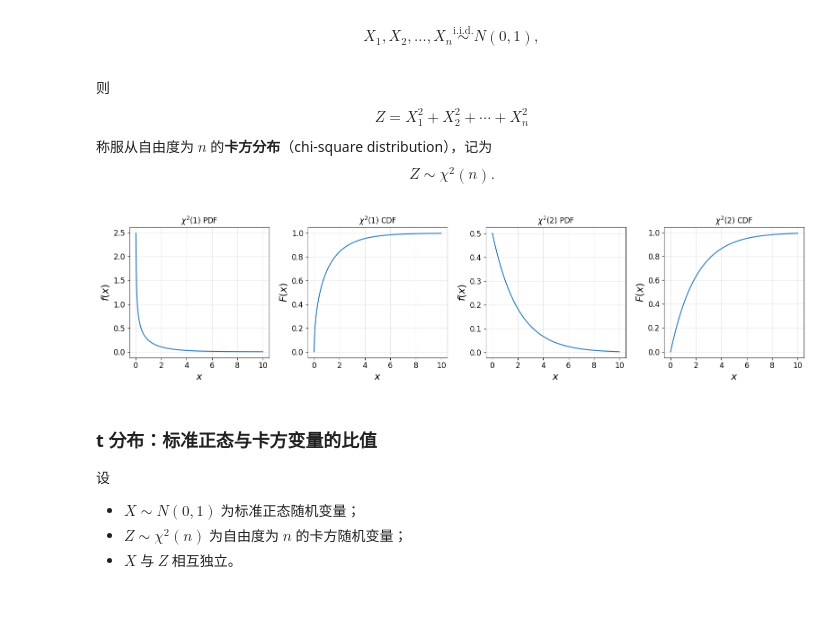
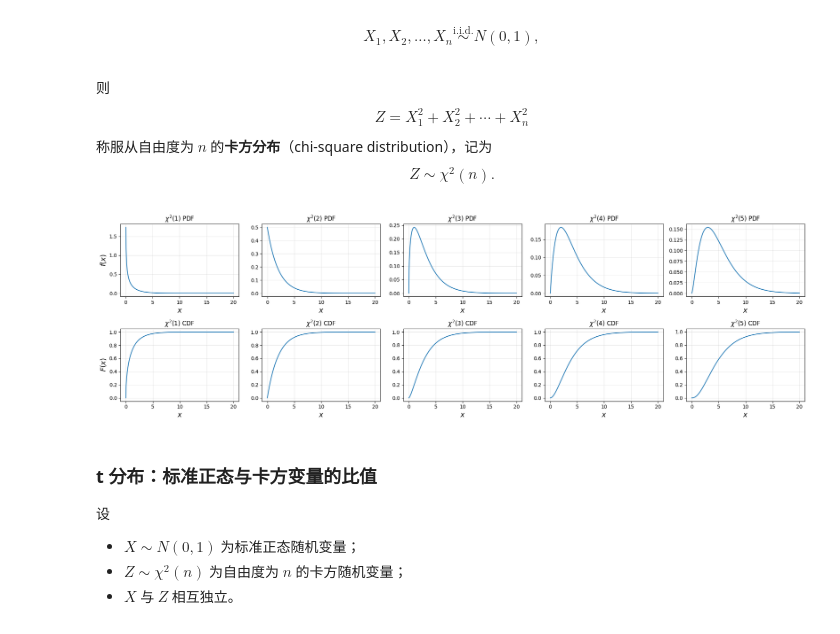
Before and after one commit to HighdenJ/learning-notes, a Jupyter notebook: Math/Probability_Lianbs/22_统计学基本框架-统计量.ipynb, the cells around one changed output. Cells and saved outputs as stored; diff of their text form; code cells hidden in the pictures.

```diff
--- a/Math/Probability_Lianbs/22_统计学基本框架-统计量.ipynb
+++ b/Math/Probability_Lianbs/22_统计学基本框架-统计量.ipynb
@@ -47,61 +47,48 @@ $$
 # %%
 import numpy as np
 import matplotlib.pyplot as plt
 from scipy.stats import chi2
 
-# 自由度
-k1 = 1
-k2 = 2
+# 自由度列表
+ks = [1, 2, 3, 4, 5]
 
-x = np.linspace(0, 10, 400)
+# x 轴范围
+x = np.linspace(0, 20, 400)
 
-pdf1 = chi2.pdf(x, df=k1)
-cdf1 = chi2.cdf(x, df=k1)
+fig, axes = plt.subplots(2, 5, figsize=(20, 6))
 
-pdf2 = chi2.pdf(x, df=k2)
-cdf2 = chi2.cdf(x, df=k2)
+label_size = 14
+tick_size = 10
 
-fig, axes = plt.subplots(1, 4, figsize=(16, 4))
+for idx, k in enumerate(ks):
+    # 计算 PDF 和 CDF
+    pdf = chi2.pdf(x, df=k)
+    cdf = chi2.cdf(x, df=k)
 
-label_size = 16
-tick_size = 12
+    # 第一行：PDF
+    ax_pdf = axes[0, idx]
+    ax_pdf.plot(x, pdf)
+    ax_pdf.set_title(rf'$\chi^2({k})$ PDF')
+    ax_pdf.set_xlabel(r'$x$', fontsize=label_size)
+    if idx == 0:
+        ax_pdf.set_ylabel(r'$f(x)$', fontsize=label_size)
+    ax_pdf.tick_params(axis='both', labelsize=tick_size)
+    ax_pdf.grid(True, alpha=0.3)
 
-# k=1, PDF
-axes[0].plot(x, pdf1)
-axes[0].set_title(r'$\chi^2(1)$ PDF')
-axes[0].set_xlabel(r'$x$', fontsize=label_size)
-axes[0].set_ylabel(r'$f(x)$', fontsize=label_size)
-axes[0].tick_params(axis='both', labelsize=tick_size)
-axes[0].grid(True, alpha=0.3)
-
-# k=1, CDF
-axes[1].plot(x, cdf1)
-axes[1].set_title(r'$\chi^2(1)$ CDF')
-axes[1].set_xlabel(r'$x$', fontsize=label_size)
-axes[1].set_ylabel(r'$F(x)$', fontsize=label_size)
-axes[1].tick_params(axis='both', labelsize=tick_size)
-axes[1].grid(True, alpha=0.3)
-
-# k=2, PDF
-axes[2].plot(x, pdf2)
-axes[2].set_title(r'$\chi^2(2)$ PDF')
-axes[2].set_xlabel(r'$x$', fontsize=label_size)
-axes[2].set_ylabel(r'$f (x)$', fontsize=label_size)
-axes[2].tick_params(axis='both', labelsize=tick_size)
-axes[2].grid(True, alpha=0.3)
-
-# k=2, CDF
-axes[3].plot(x, cdf2)
-axes[3].set_title(r'$\chi^2(2)$ CDF')
-axes[3].set_xlabel(r'$x$', fontsize=label_size)
-axes[3].set_ylabel(r'$F(x)$', fontsize=label_size)
-axes[3].tick_params(axis='both', labelsize=tick_size)
-axes[3].grid(True, alpha=0.3)
+    # 第二行：CDF
+    ax_cdf = axes[1, idx]
+    ax_cdf.plot(x, cdf)
+    ax_cdf.set_title(rf'$\chi^2({k})$ CDF')
+    ax_cdf.set_xlabel(r'$x$', fontsize=label_size)
+    if idx == 0:
+        ax_cdf.set_ylabel(r'$F(x)$', fontsize=label_size)
+    ax_cdf.tick_params(axis='both', labelsize=tick_size)
+    ax_cdf.grid(True, alpha=0.3)
 
 plt.tight_layout()
 plt.show()
 # %% [output]
-[figure, old version]
+[figure, new version]
 # %% [markdown]
 ### t 分布：标准正态与卡方变量的比值
 
```
Also changed, not shown: 1 other file.
